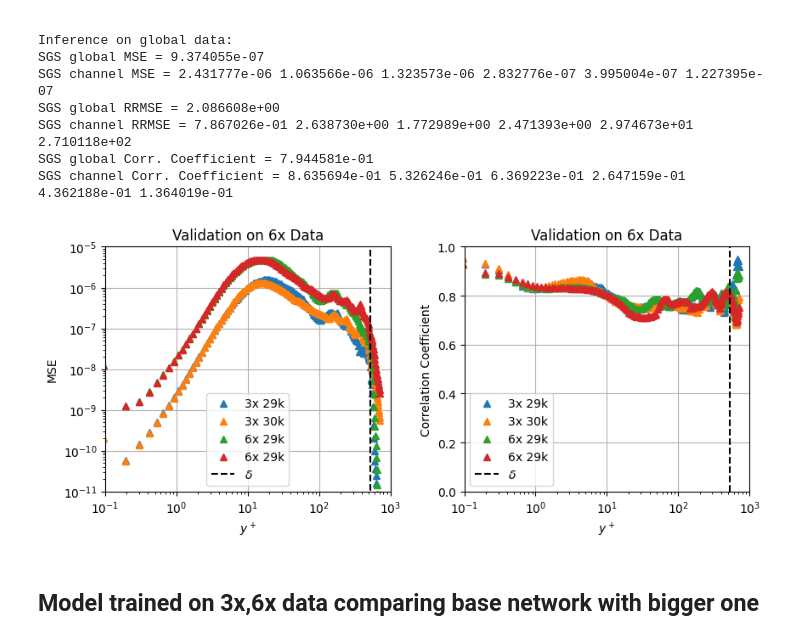
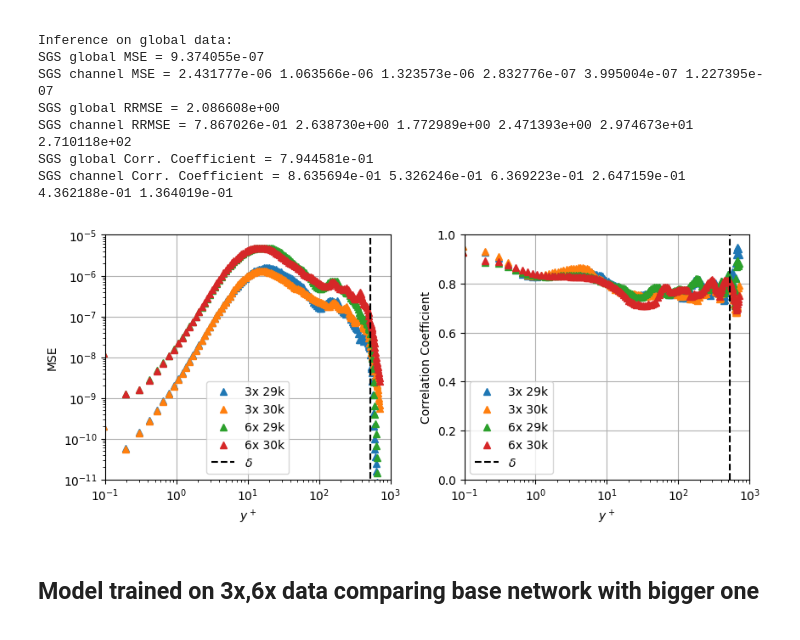
Before and after one commit to rickybalin/CFDML, a Jupyter notebook: train/src/validation/PASC23_talk.ipynb, the cells around one changed output. Saved outputs shown, nothing was run; the diff lists cells and outputs as text; code cells hidden in the pictures.

```diff
--- a/train/src/validation/PASC23_talk.ipynb
+++ b/train/src/validation/PASC23_talk.ipynb
@@ -476,7 +476,7 @@ class SGS:
             rrmse_y[j], rrmse_channel_y[j] = self.RRMSE(self.SGS[index],self.SGS_GM[index])
             cc_y[j], cc_channel_y[j] = self.CC(self.SGS[index],self.SGS_GM[index])
             if (self.SGS_diss is not None):
-                ref[j] = self.REF(self.SGS_diss[index], self.SGS_diss_pred[index])
+                ref[j] = self.REF(self.SGS_diss[index], self.SGS_diss_GM[index])
         return crd_y, [mse_y, mse_channel_y], [rrmse_y, rrmse_channel_y], [cc_y, cc_channel_y], ref
 
     # Save to vtk files for import into Paraview
@@ -496,7 +496,7 @@ class SGS:
             new.PointData.append(self.SGS_GM[:,3:], "SGSGM_offdiag")
         if (self.SGS_diss is not None):
             new.PointData.append(self.SGS_diss, "SGS_diss")
-            new.PointData.append(self.SGS_diss, "SGS_diss_pred")
+            new.PointData.append(self.SGS_diss_pred, "SGS_diss_pred")
             if (self.SGS_diss_GM is not None):
                 new.PointData.append(self.SGS_diss_GM, "SGS_diss_GM")
         writer = vtk.vtkXMLUnstructuredGridWriter()
@@ -861,30 +882,30 @@ SGS channel Corr. Coefficient = 8.635694e-01 5.326246e-01 6.369223e-01 2.647159e
 # %%
 fig, axs = plt.subplots(nrows=1, ncols=2, figsize=(9, 4))
 axs[0].plot(yplus, mse_y_base_3n6_3[0], '^', label="3x 29k")
 axs[0].plot(yplus, mse_y_base_3n6_3_30k[0], '^', label="3x 30k")
 axs[0].plot(yplus, mse_y_base_3n6_6[0], '^', label="6x 29k")
-axs[0].plot(yplus, mse_y_base_3n6_6_30k[0], '^', label="6x 29k")
+axs[0].plot(yplus, mse_y_base_3n6_6_30k[0], '^', label="6x 30k")
 axs[1].plot(yplus, cc_y_base_3n6_3[0], '^', label="3x 29k")
 axs[1].plot(yplus, cc_y_base_3n6_3_30k[0], '^', label="3x 30k")
 axs[1].plot(yplus, cc_y_base_3n6_6[0], '^', label="6x 29k")
-axs[1].plot(yplus, cc_y_base_3n6_6_30k[0], '^', label="6x 29k")
+axs[1].plot(yplus, cc_y_base_3n6_6_30k[0], '^', label="6x 30k")
 axs[0].plot([delta, delta], [1.0e-14, 100], 'k--', label="$\delta$")
 axs[1].plot([delta, delta], [1.0e-14, 100], 'k--', label="$\delta$")
 axs[0].set_yscale("log") #axs[1].set_yscale("log")
 axs[0].set_xscale("log"); axs[1].set_xscale("log")
 axs[0].grid(); axs[1].grid()
 fig.tight_layout(pad=3.0)
 axs[0].set_ylabel('MSE'); axs[1].set_ylabel('Correlation Coefficient')
 axs[0].set_xlabel('$y^+$'); axs[1].set_xlabel('$y^+$')
-axs[0].set_title('Validation on 6x Data')
-axs[1].set_title('Validation on 6x Data')
+#axs[0].set_title('Validation on 6x Data')
+#axs[1].set_title('Validation on 6x Data')
 axs[0].legend(); axs[1].legend()
 axs[0].set_ylim(bottom=1.0e-11, top=1.0e-5); axs[1].set_ylim(bottom=0, top=1)
 axs[0].set_xlim(left=0.1, right=1000); axs[1].set_xlim(left=0.1, right=1000)
 #plt.savefig(fig_name+"_yerrors.png", dpi='figure', format="png")
 plt.show()
 # %% [output]
-[figure, old version]
+[figure, new version]
 # %% [markdown]
 ## Model trained on 3x,6x data comparing base network with bigger one
 # %%
```
Also changed, not shown: parts of 11 cells of this notebook, 2 other files.
